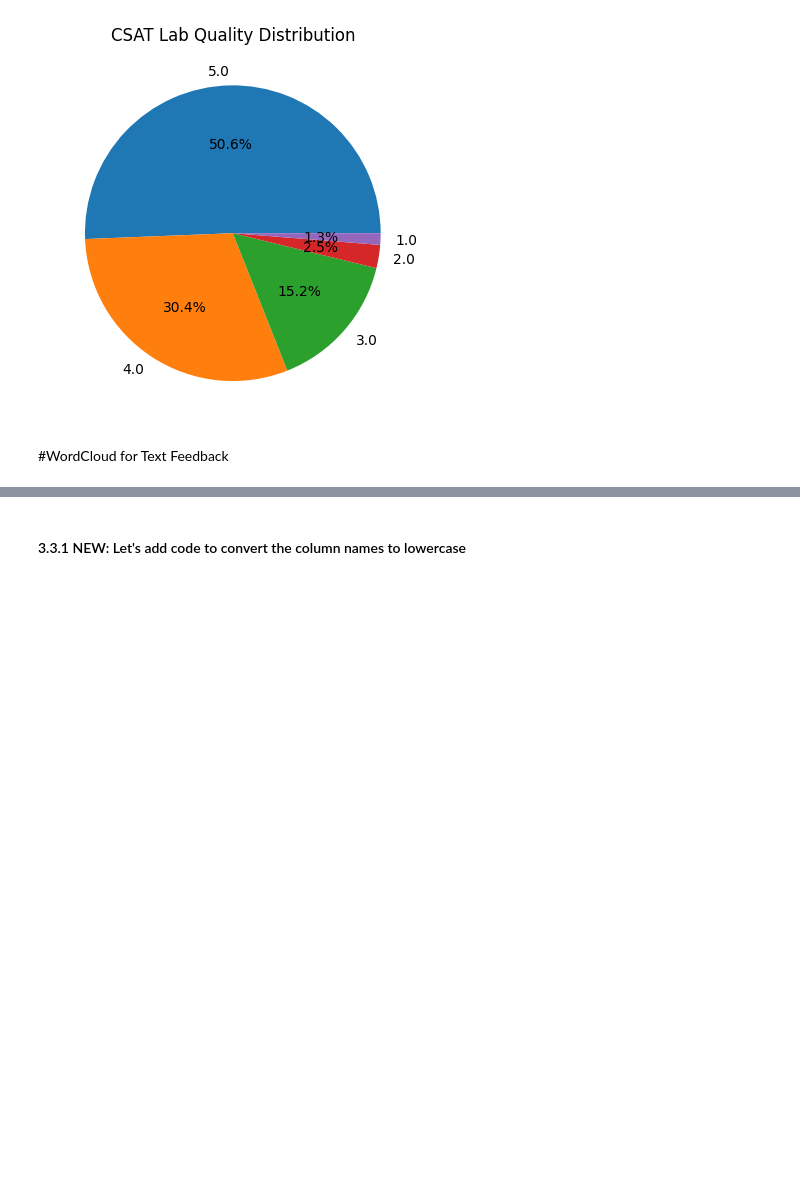
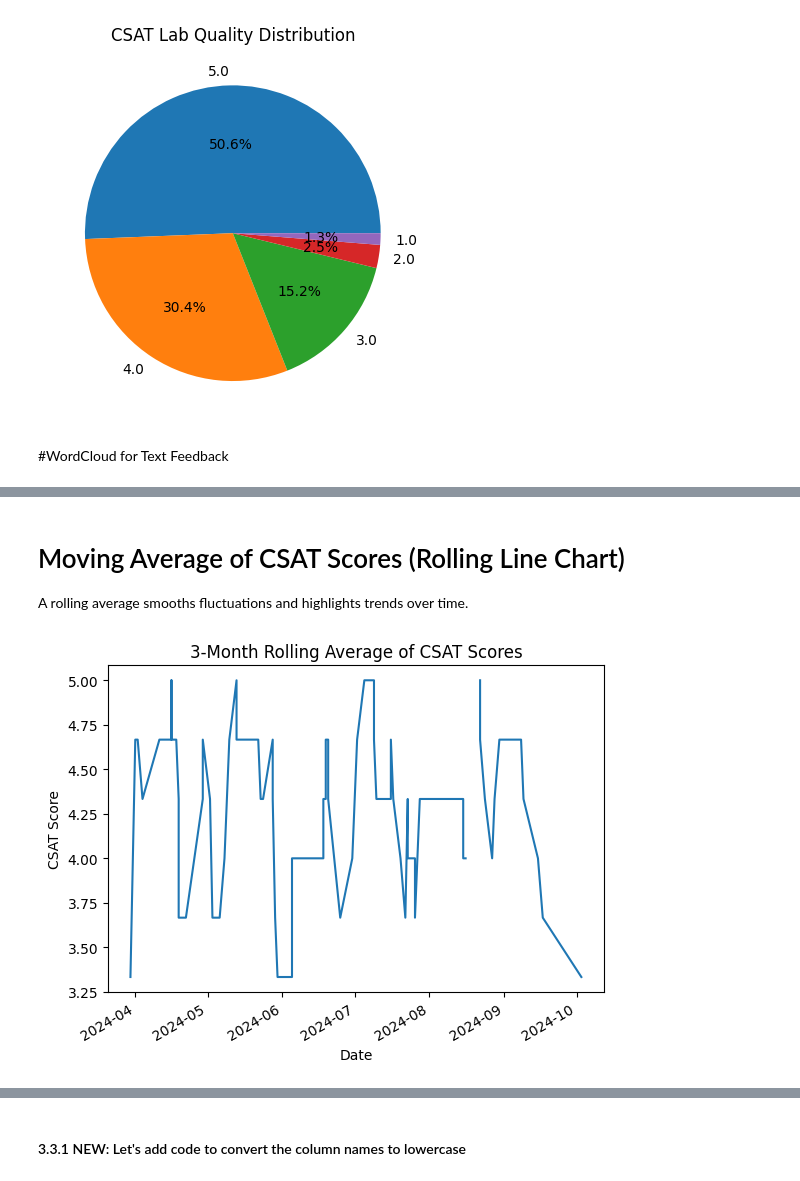
Before and after one commit to gstripling00/conferences, a Jupyter notebook: course_data_analysis.ipynb, the cells around one changed output, grey strips where cells are left out. Drawn from its saved outputs; the diff is of its cells as text; code cells hidden in the pictures; blank space fills up the shorter version.

```diff
--- a/course_data_analysis.ipynb
+++ b/course_data_analysis.ipynb
@@ -288,0 +300,17 @@ df.head()
+# %% [markdown]
+# Moving Average of CSAT Scores (Rolling Line Chart)
+A rolling average smooths fluctuations and highlights trends over time.
+# %%
+#Rolling CSAT Monthly Average
+
+# Calculate a 3-month rolling average for CSAT scores
+csat_rolling_avg = df['feedback_csat'].rolling(window=3).mean()
+
+# Plotting the 3-month rolling average
+plt.figure()
+csat_rolling_avg.plot(title='3-Month Rolling Average of CSAT Scores')
+plt.xlabel('Date')
+plt.ylabel('CSAT Score')
+plt.show()
+# %% [output]
+[figure, added]
```
Also changed, not shown: parts of 8 cells of this notebook.
